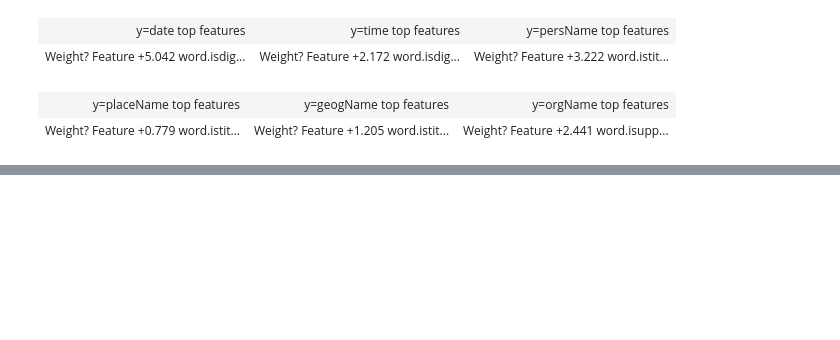
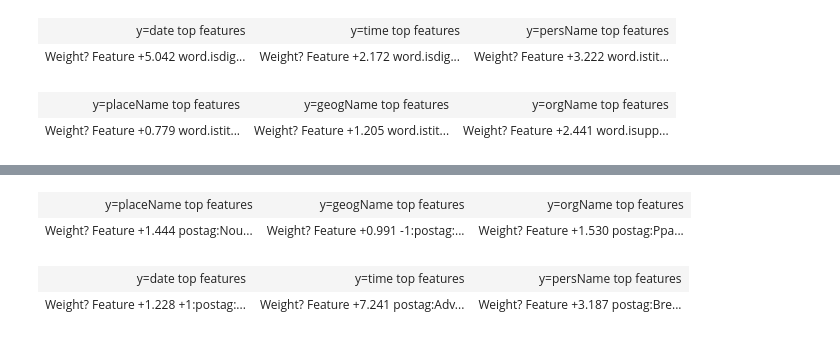
Before and after one commit to DHubernatorova/ner-crf-lstm, a Jupyter notebook: crf/crf_explain.ipynb, the cells around one changed output, grey strips where cells are left out. Drawn from its saved outputs; the diff is of its cells as text; code cells hidden in the pictures; blank space fills up the shorter version.

```diff
--- a/crf/crf_explain.ipynb
+++ b/crf/crf_explain.ipynb
@@ -126,5 +126,6 @@ eli5.show_weights(crf, top=10, feature_re='^word\.is',
 | Weight? Feature +0.779 word.istit... | Weight? Feature +1.205 word.istit... | Weight? Feature +2.441 word.isupp... |
 # %%
 eli5.show_weights(crf, top=10, feature_re='postag',
-                  horizontal_layout=False, show=['targets'])
+                  horizontal_layout=True, show=['targets'], targets=['placeName',
+                                                                     'geogName', 'orgName'])
 # %% [output]
@@ -131,0 +132,9 @@ eli5.show_weights(crf, top=10, feature_re='postag',
+| y=placeName top features | y=geogName top features | y=orgName top features |
+| Weight? Feature +1.444 postag:Nou... | Weight? Feature +0.991 -1:postag:... | Weight? Feature +1.530 postag:Ppa... |
+# %%
+eli5.show_weights(crf, top=10, feature_re='postag',
+                  horizontal_layout=True, show=['targets'], targets=['date', 'time',
+                                                                     'persName'])
+# %% [output]
+| y=date top features | y=time top features | y=persName top features |
+| Weight? Feature +1.228 +1:postag:... | Weight? Feature +7.241 postag:Adv... | Weight? Feature +3.187 postag:Bre... |
```
Also changed, not shown: parts of 1 cell of this notebook, 8 other files.
